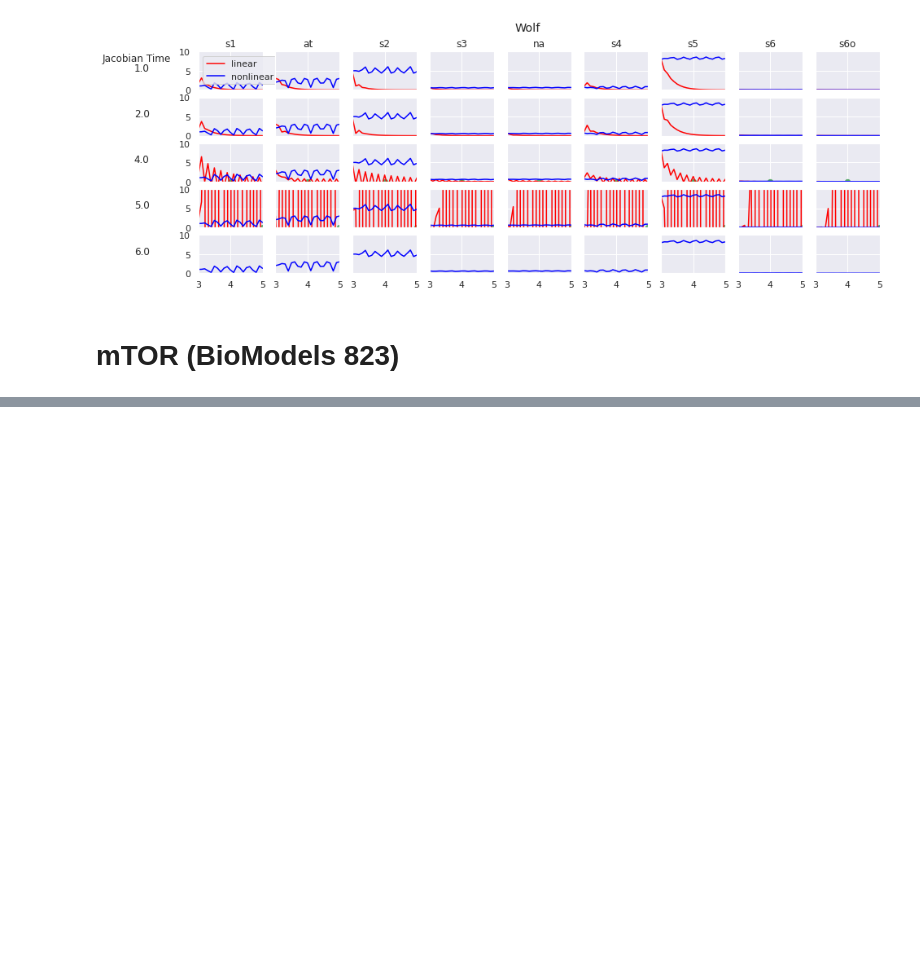
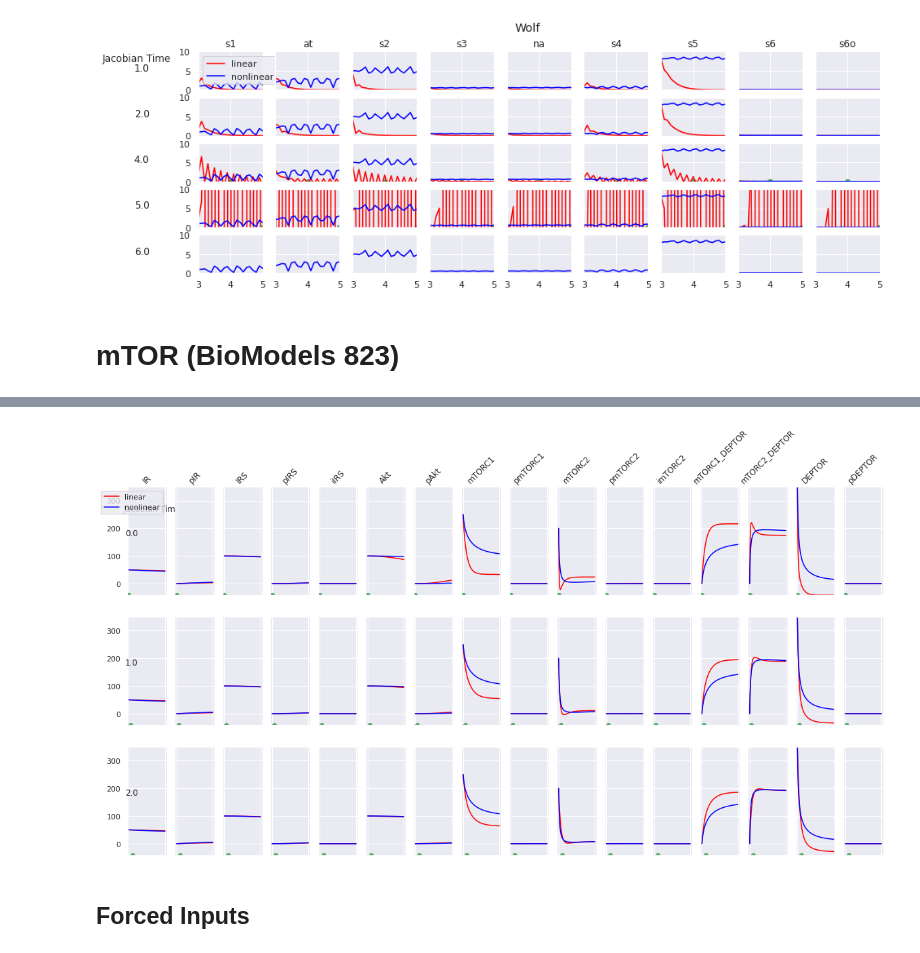
Before and after one commit to ModelEngineering/controlSBML, a Jupyter notebook: notebooks/LinearApproximations.ipynb, the cells around one changed output, grey strips where cells are left out. Drawn from its saved outputs; the diff is of its cells as text; code cells hidden in the pictures; blank space fills up the shorter version.

```diff
--- a/notebooks/LinearApproximations.ipynb
+++ b/notebooks/LinearApproximations.ipynb
@@ -252,0 +253,6 @@ ctlsb_823.plotTrueModel()
+# %%
+ctlsb_823.plotAccuracy(timepoints=[0, 1, 2], figsize=(20, 10), end_time=20)
+# %% [output]
+[figure, added]
+# %% [markdown]
+## Forced Inputs
```
Also changed, not shown: parts of 2 cells of this notebook, 2 other files.
